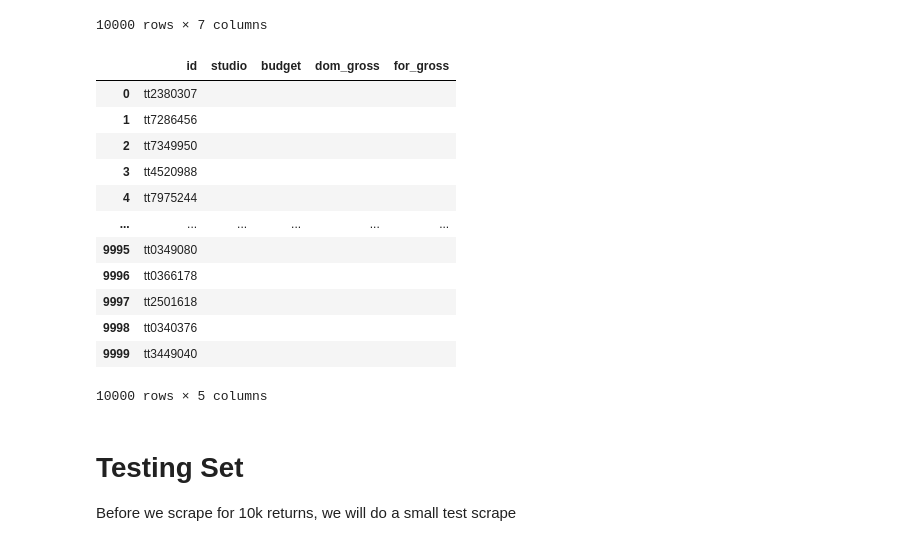
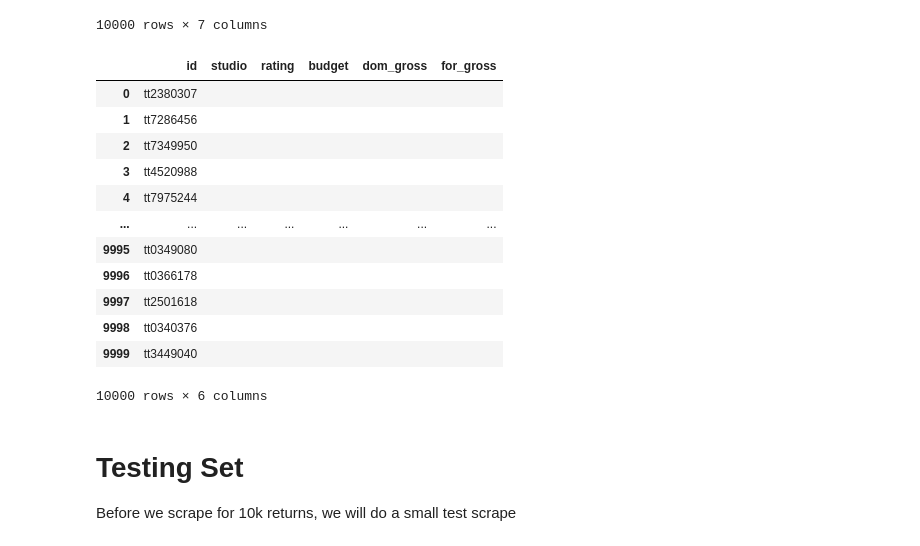
Before and after one commit to threnjen/dsc-mod-1-project-v2-1-online-ds-sp-000, a Jupyter notebook: bom_scraper.ipynb, the cells around one changed output. Cells and saved outputs as stored; diff of their text form; code cells hidden in the pictures.

Commit message:
rewrote web scraper to add MPAA ratings

```diff
--- a/bom_scraper.ipynb
+++ b/bom_scraper.ipynb
@@ -134,24 +163,25 @@ df.drop(columns=['popularity', 'vote_count', 'genre_ids', 'title', 'vote_average
 # %%
 # We're prepping our dataframe structure for the information that we plan to scrape
 df['studio'] = ''
+df['rating'] = ''
 df['budget'] = ''
 df['dom_gross'] = ''
 df['for_gross'] = ''
 df
 # %% [output]
-|  | id | studio | budget | dom_gross | for_gross |
-| 0 | tt2380307 |  |  |  |  |
-| 1 | tt7286456 |  |  |  |  |
-| 2 | tt7349950 |  |  |  |  |
-| 3 | tt4520988 |  |  |  |  |
-| 4 | tt7975244 |  |  |  |  |
-| ... | ... | ... | ... | ... | ... |
-| 9995 | tt0349080 |  |  |  |  |
-| 9996 | tt0366178 |  |  |  |  |
-| 9997 | tt2501618 |  |  |  |  |
-| 9998 | tt0340376 |  |  |  |  |
-| 9999 | tt3449040 |  |  |  |  |
+|  | id | studio | rating | budget | dom_gross | for_gross |
+| 0 | tt2380307 |  |  |  |  |  |
+| 1 | tt7286456 |  |  |  |  |  |
+| 2 | tt7349950 |  |  |  |  |  |
+| 3 | tt4520988 |  |  |  |  |  |
+| 4 | tt7975244 |  |  |  |  |  |
+| ... | ... | ... | ... | ... | ... | ... |
+| 9995 | tt0349080 |  |  |  |  |  |
+| 9996 | tt0366178 |  |  |  |  |  |
+| 9997 | tt2501618 |  |  |  |  |  |
+| 9998 | tt0340376 |  |  |  |  |  |
+| 9999 | tt3449040 |  |  |  |  |  |
-10000 rows × 5 columns
+10000 rows × 6 columns
 # %% [markdown]
 # Testing Set
 
```
Also changed, not shown: parts of 18 cells of this notebook.
